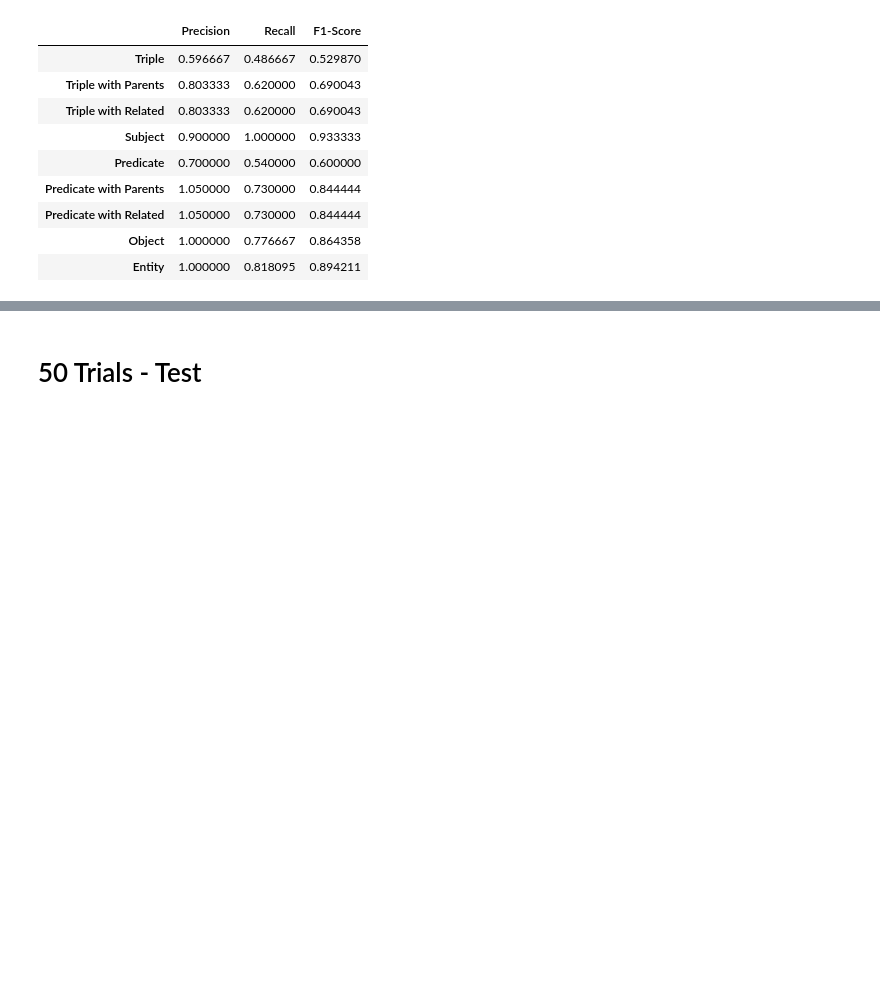
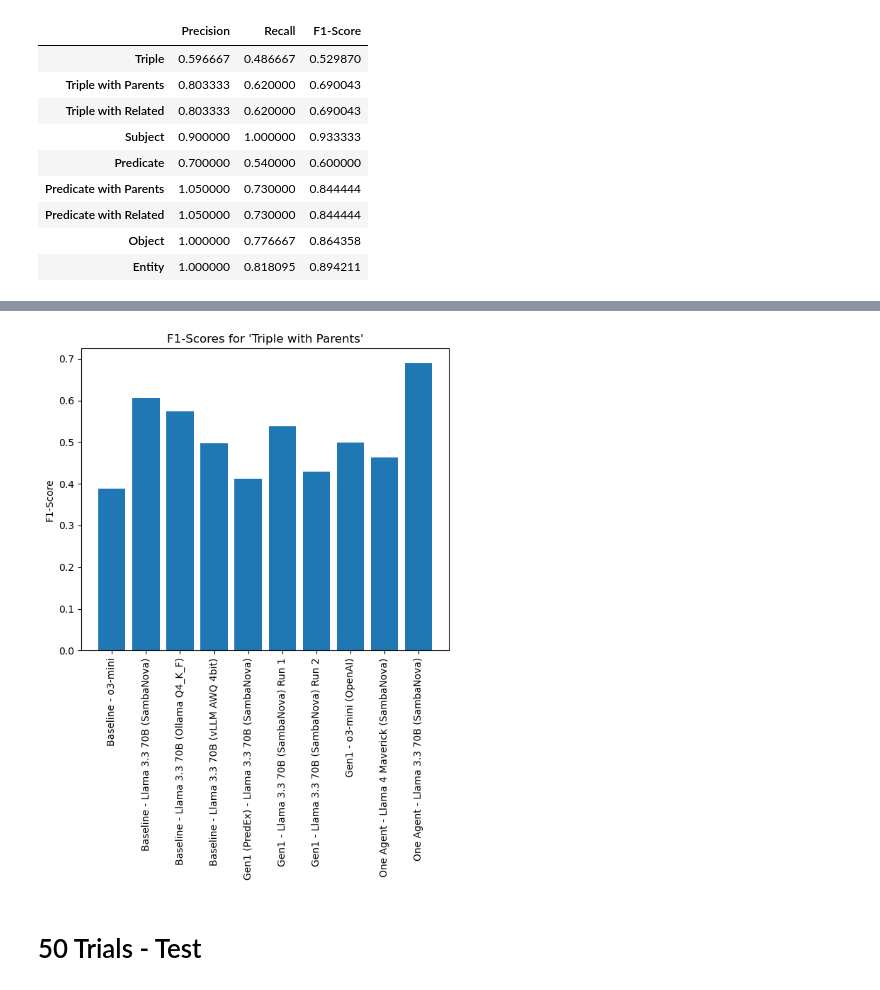
Before and after one commit to maxlautenbach/CIExMAS, a Jupyter notebook: approaches/evaluation_notebook.ipynb, the cells around one changed output, grey strips where cells are left out. Saved outputs shown, nothing was run; the diff lists cells and outputs as text; code cells hidden in the pictures; blank space fills up the shorter version.

```diff
--- a/approaches/evaluation_notebook.ipynb
+++ b/approaches/evaluation_notebook.ipynb
@@ -16,6 +18,18 @@ def show_report_plot(reports):
     plt.title("F1-Scores for 'Triple'")
     plt.tight_layout()
     plt.show()
+
+def show_report_plot_parents(reports):
+    x_labels = [x[0] for x in reports]
+    y_values = [x[1].loc["Triple with Parents"]["F1-Score"] for x in reports]
+
+    plt.figure(figsize=(6, 8))  # Width: 10, Height: 8 (adjust as needed)
+    plt.bar(range(len(reports)), y_values)
+    plt.xticks(range(len(reports)), x_labels, rotation=90)
+    plt.ylabel("F1-Score")
+    plt.title("F1-Scores for 'Triple with Parents'")
+    plt.tight_layout()
+    plt.show()
 # %% [markdown]
 # 5 Trials - Train
 # %%
@@ -167,3 +181,7 @@ show_report_plot(reports_train_5)
+# %%
+show_report_plot_parents(reports_train_5)
+# %% [output]
+[figure, added]
 # %% [markdown]
 # 50 Trials - Test
 # %%
```
Also changed, not shown: parts of 4 cells of this notebook, 16 other files.
